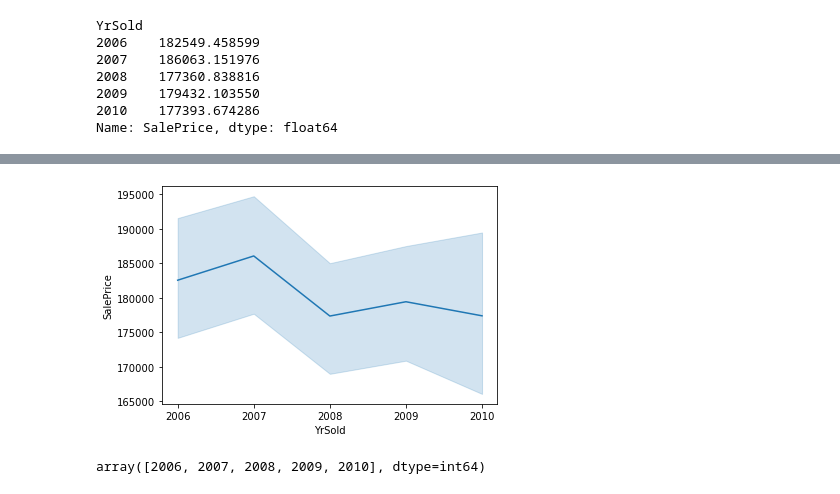
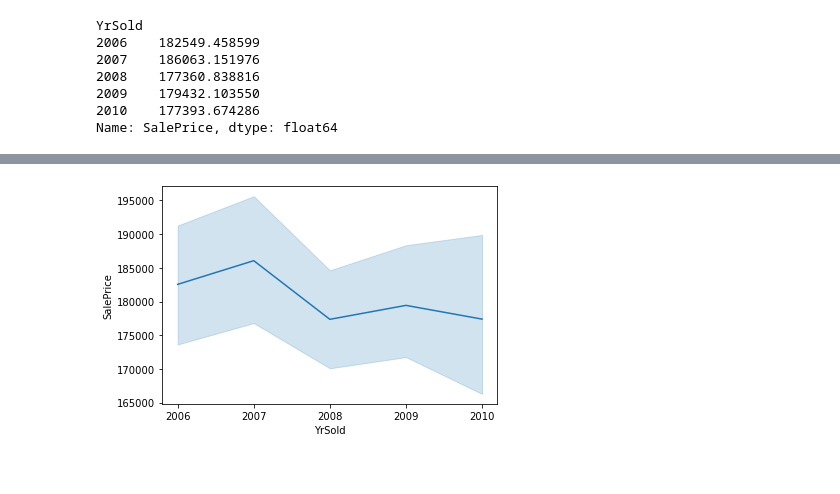
Before and after one commit to picusin/house-price, a Jupyter notebook: house_price_prediction.ipynb, the cells around one changed output, grey strips where cells are left out. Cells and saved outputs as stored; diff of their text form; code cells hidden in the pictures.

```diff
--- a/house_price_prediction.ipynb
+++ b/house_price_prediction.ipynb
@@ -453,13 +447,7 @@ df2
 # %%
-sns.lineplot(data=df2, x="YrSold", y="SalePrice")
-years = df2['YrSold'].unique()
+sns.lineplot(data=df, x="YrSold", y="SalePrice")
+years = df['YrSold'].unique()
 years.sort()
 plt.xticks(years);
 # %% [output]
-[figure, old version]
+[figure, new version]
-# %%
-years = df2['YrSold'].unique()
-years.sort()
-years
-# %% [output]
-array([2006, 2007, 2008, 2009, 2010], dtype=int64)
```
Also changed, not shown: parts of 22 cells of this notebook.
